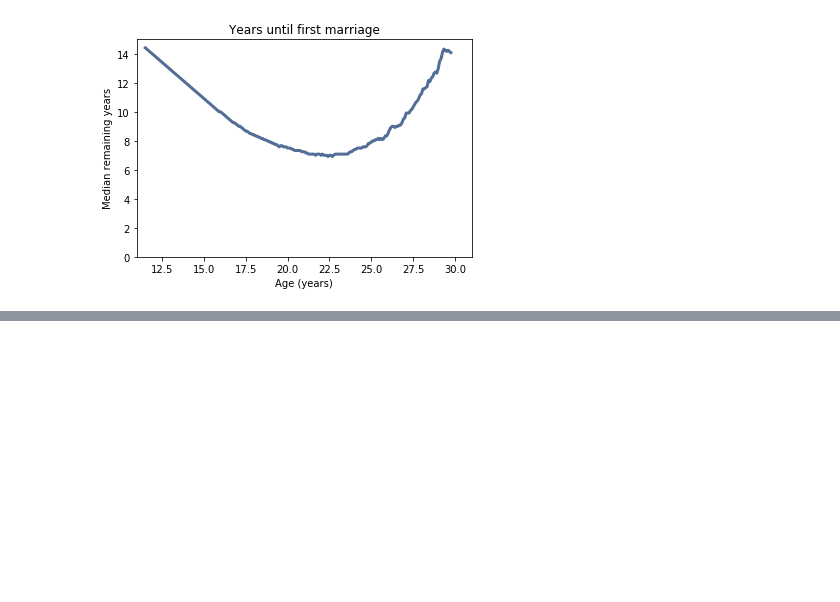
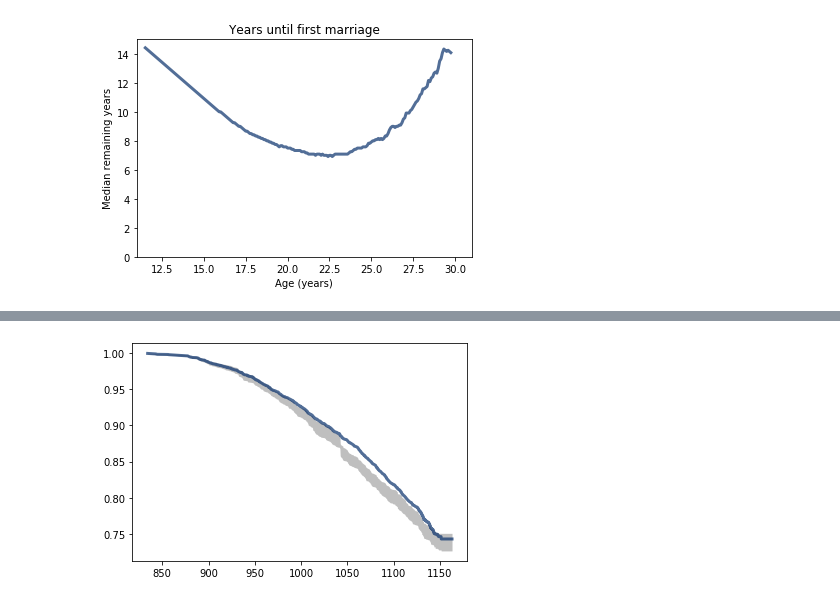
Before and after one commit to Svensone/ThinkStats2-Study, a Jupyter notebook: code/1. Ch. 13 Survival Analysis.ipynb, the cells around one changed output, grey strips where cells are left out. Cells and saved outputs as stored; diff of their text form; code cells hidden in the pictures; blank space fills up the shorter version.

Commit message:
Exercise 13 Survival Curve of Divorce

```diff
--- a/code/1. Ch. 13 Survival Analysis.ipynb
+++ b/code/1. Ch. 13 Survival Analysis.ipynb
@@ -330,0 +380,44 @@ thinkplot.Config(title='Years until first marriage',
+# %%
+# 3 Estimate hf and sf
+import thinkplot
+import survival
+import thinkstats2
+import thinkplot
+
+def ResampleSurvival(resp, iters=101):
+    """Resamples respondents and estimates the survival function.
+    resp: DataFrame of respondents
+    iters: number of resamples
+    """
+    _, sf = EstimateDivorceSurvival(resp)
+    thinkplot.Plot(sf)
+
+    low, high = resp.duration.min(), resp.durationStillGoing.max()
+    ts = np.arange(low, high, 1/12.0)
+
+    ss_seq = []
+    for _ in range(iters):
+        sample = thinkstats2.ResampleRowsWeighted(resp)
+        _, sf = EstimateDivorceSurvival(sample)
+        ss_seq.append(sf.Probs(ts))
+
+    low, high = thinkstats2.PercentileRows(ss_seq, [5, 95])
+    thinkplot.FillBetween(ts, low, high, color='gray', label='90% CI')
+
+def EstimateDivorceSurvival(resp):
+    """Estimates the survival curve.
+    resp: DataFrame of respondents
+    returns: pair of HazardFunction, SurvivalFunction
+    """
+    # NOTE: Filling missing values would be better than dropping them.
+    complete = resp[resp.notDivorced == 0].duration.dropna()
+    ongoing = resp[resp.notDivorced == 1].durationStillGoing.dropna()
+
+    hf = EstimateHazardFunction(complete, ongoing)
+    sf = hf.MakeSurvival()
+
+    return hf, sf
+# %%
+ResampleSurvival(married6)
+# %% [output]
+[figure, added]
```
Also changed, not shown: parts of 8 cells of this notebook.
